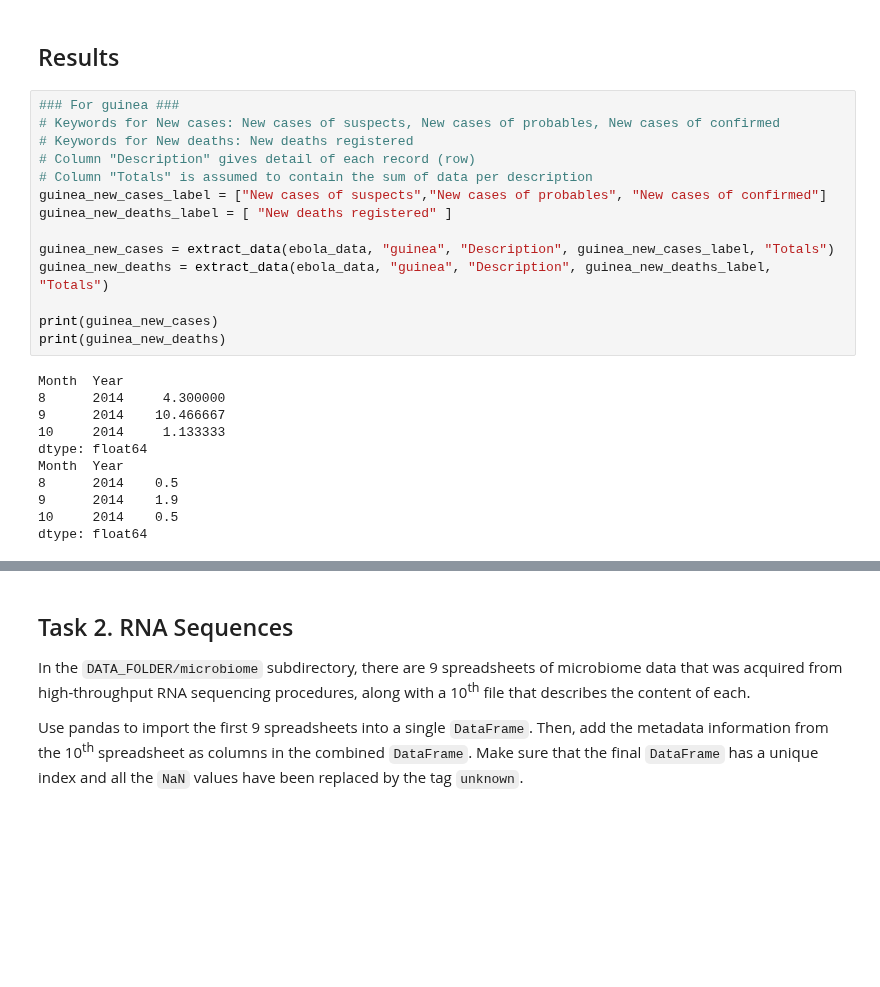
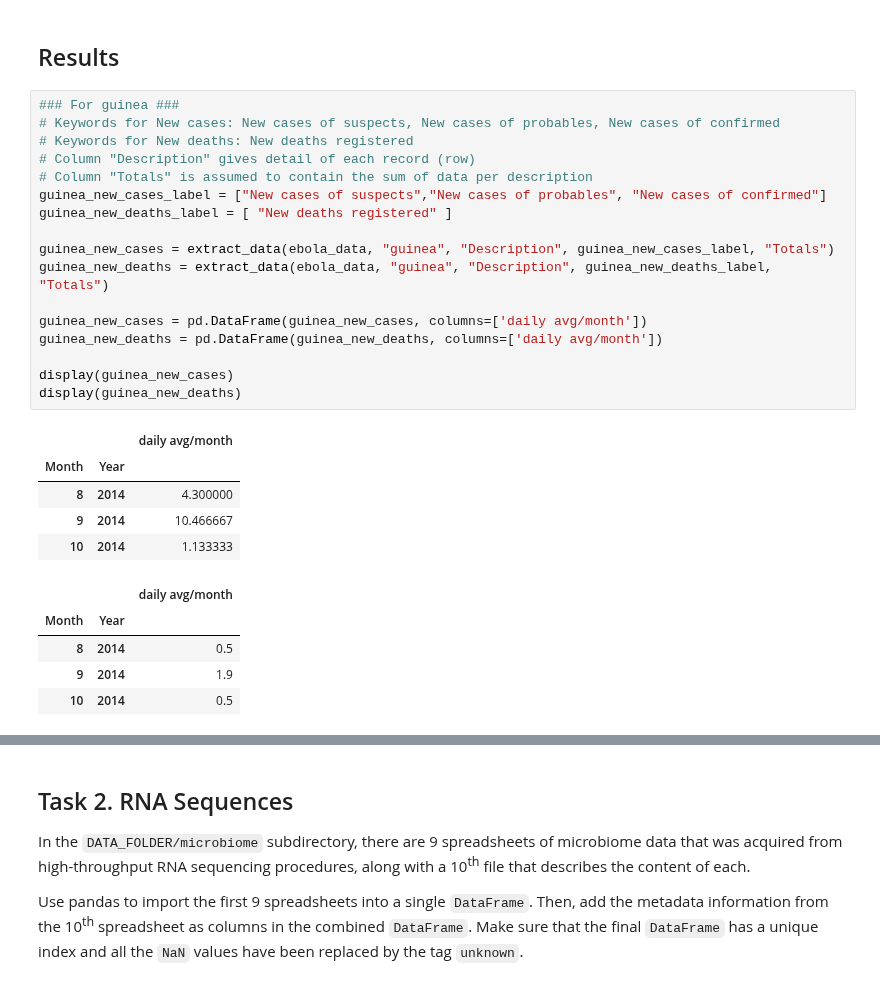
Before and after one commit to sanadhis/ADA-2017, a Jupyter notebook: 01 - Pandas and Data Wrangling/Howework 1.ipynb, the cells around one changed output, grey strips where cells are left out. Drawn from its saved outputs; the diff is of its cells as text; blank space fills up the shorter version.

```diff
--- a/01 - Pandas and Data Wrangling/Howework 1.ipynb
+++ b/01 - Pandas and Data Wrangling/Howework 1.ipynb
@@ -150,28 +150,31 @@ ebola_data = crawl_data(EBOLA_DATA_DIR,countries)
 # %%
 ### For guinea ###
 # Keywords for New cases: New cases of suspects, New cases of probables, New cases of confirmed
 # Keywords for New deaths: New deaths registered
 # Column "Description" gives detail of each record (row)
 # Column "Totals" is assumed to contain the sum of data per description
 guinea_new_cases_label = ["New cases of suspects","New cases of probables", "New cases of confirmed"]
 guinea_new_deaths_label = [ "New deaths registered" ]
 
 guinea_new_cases = extract_data(ebola_data, "guinea", "Description", guinea_new_cases_label, "Totals")
 guinea_new_deaths = extract_data(ebola_data, "guinea", "Description", guinea_new_deaths_label, "Totals")
 
-print(guinea_new_cases)
-print(guinea_new_deaths)
+guinea_new_cases = pd.DataFrame(guinea_new_cases, columns=['daily avg/month'])
+guinea_new_deaths = pd.DataFrame(guinea_new_deaths, columns=['daily avg/month'])
+
+display(guinea_new_cases)
+display(guinea_new_deaths)
 # %% [output]
-Month  Year
-8      2014     4.300000
-9      2014    10.466667
-10     2014     1.133333
-dtype: float64
-Month  Year
-8      2014    0.5
-9      2014    1.9
-10     2014    0.5
-dtype: float64
+|  |  | daily avg/month |
+| Month | Year |  |
+| 8 | 2014 | 4.300000 |
+| 9 | 2014 | 10.466667 |
+| 10 | 2014 | 1.133333 |
+|  |  | daily avg/month |
+| Month | Year |  |
+| 8 | 2014 | 0.5 |
+| 9 | 2014 | 1.9 |
+| 10 | 2014 | 0.5 |
 # %%
 ### For liberia ###
 # Keywords for New cases: New Case/s (Suspected), New Case/s (Probable), New case/s (confirmed)
```
Also changed, not shown: parts of 2 cells of this notebook.
